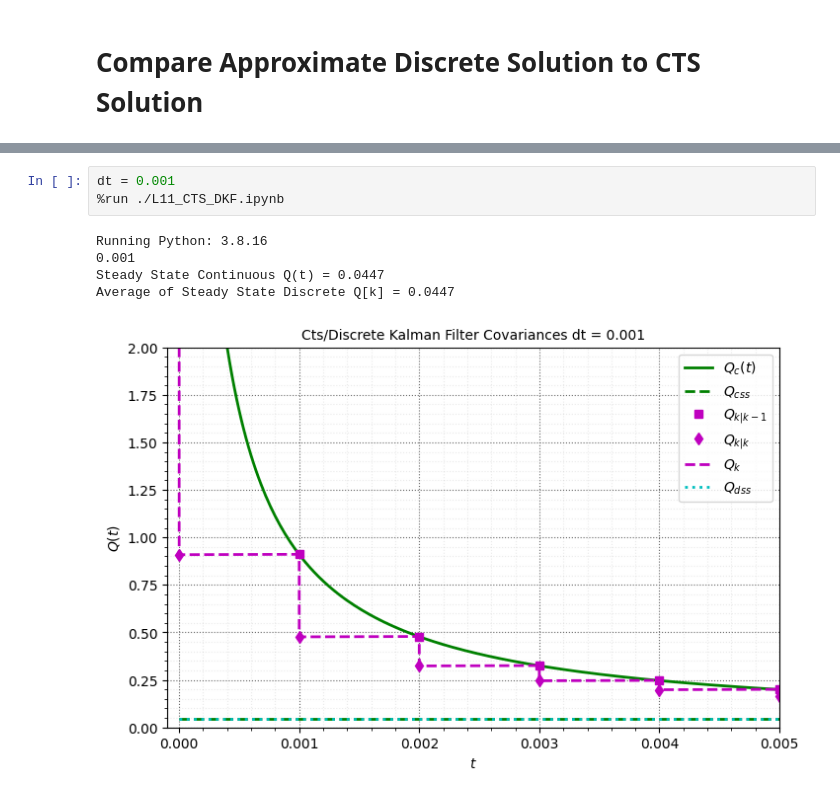
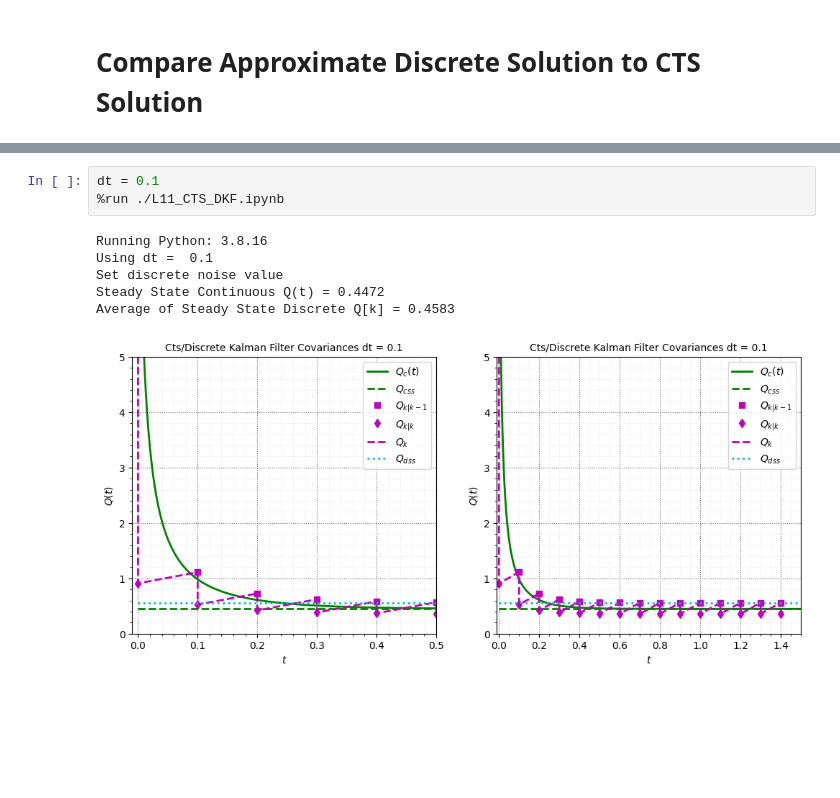
Before and after one commit to JonHowMIT/16_32_Software, a Jupyter notebook: L11_cts_dkf_front_end.ipynb, the cells around one changed output, grey strips where cells are left out. Cells and saved outputs as stored; diff of their text form; blank space fills up the shorter version.

```diff
--- a/L11_cts_dkf_front_end.ipynb
+++ b/L11_cts_dkf_front_end.ipynb
@@ -14,9 +22,10 @@ Average of Steady State Discrete Q[k] = 0.7500
 # %%
-dt = 0.001
+dt = 0.1
 %run ./L11_CTS_DKF.ipynb
 # %% [output]
 Running Python: 3.8.16
-0.001
-Steady State Continuous Q(t) = 0.0447
-Average of Steady State Discrete Q[k] = 0.0447
+Using dt =  0.1
+Set discrete noise value
+Steady State Continuous Q(t) = 0.4472
+Average of Steady State Discrete Q[k] = 0.4583
-[figure, old version]
+[figure, new version]
```
Also changed, not shown: parts of 1 cell of this notebook, 9 other files.
